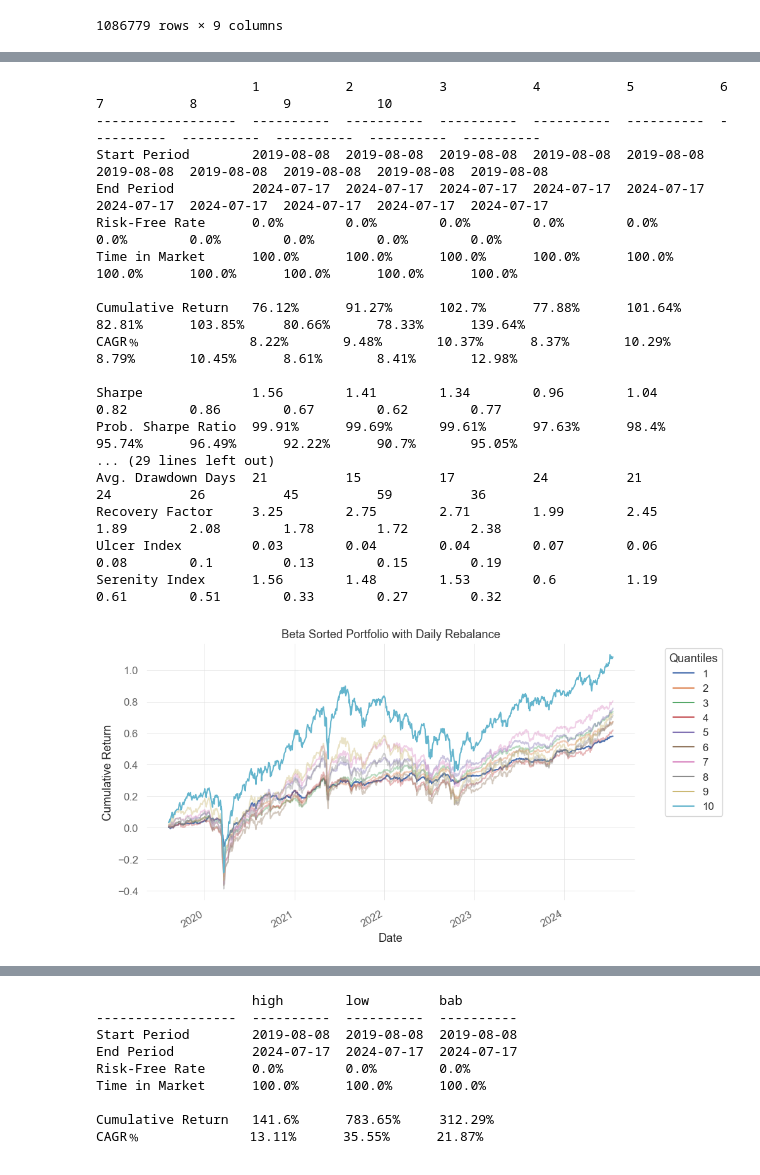
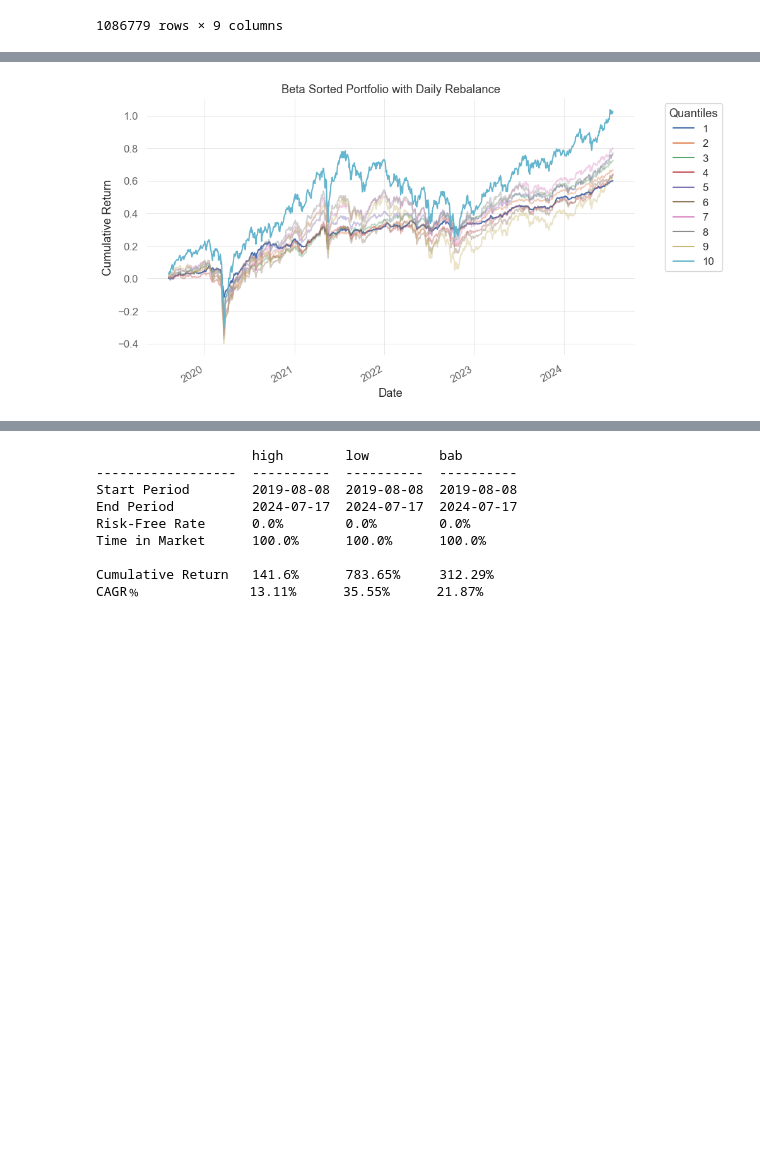
Before and after one commit to stuartlu0412/BettingAgainstBeta, a Jupyter notebook: bab.ipynb, the cells around one changed output, grey strips where cells are left out. Cells and saved outputs as stored; diff of their text form; code cells hidden in the pictures; blank space fills up the shorter version.

Commit message:
update otc market

```diff
--- a/bab.ipynb
+++ b/bab.ipynb
@@ -154,8 +159,10 @@ df['beta_lag2'] = df.groupby('證券代碼')['beta'].shift(2)
 
 def test_factor_performance(df, q = 10, factor = 'beta_last_month', returns = 'logRet_1d', reverse = False):
 
-    df['Rank'] = df.groupby('Date')[factor].rank(ascending=reverse)
-    df['Quantile'] = pd.qcut(df['Rank'], q=q, labels=[i for i in range(1, q+1)])
+    df['Rank'] = df.groupby('Date')[factor].rank(ascending=reverse, method='first')
+    df['Quantile'] = df.groupby('Date')['Rank'].transform(
+        lambda x: pd.qcut(x, q, labels=[i for i in range(1, q+1)])
+    )
 
     # Calculate average return for each quantile on each date
     quantile_returns = df.groupby(['Date', 'Quantile'])[returns].mean().unstack()
@@ -164,8 +171,15 @@ def test_factor_performance(df, q = 10, factor = 'beta_last_month', returns = 'l
     #plt.title('Daily Beta Performance')
     quantile_returns.cumsum().plot()
 
+    df['Weight'] = 1 / df.groupby(['Date', 'Quantile']).transform('size')
+
+    position = pd.DataFrame()
+
+    for i in range(1, q+1):
+        position[i] = df['Weight'].where(df['Quantile'] == i, other=0)
+
     qs.reports.metrics(quantile_returns)
-    return quantile_returns
+    return quantile_returns, position
 # %%
 # quantile with daily rebalance
 
@@ -187,7 +201,7 @@ stocks
 |  | 2024-07-17 | 255.5000 | 263.5000 | -0.030831 | -0.071729 | 0.037160 | 0.216719 | 0.778812 | 0.790303 | ... |
 1086779 rows × 9 columns
 # %%
-returns_daily_rebalanced = test_factor_performance(stocks, factor = 'beta_lag1', returns = 'logRet_1d', reverse = True)
+returns_daily_rebalanced, positions = test_factor_performance(stocks, factor = 'beta_lag1', returns = 'logRet_1d', reverse = True)
 
 
 #returns_daily_rebalanced.cumsum().plot(figsize=(12, 6))
@@ -221,21 +235,4 @@ Serenity Index      1.56        1.48        1.53        0.6         1.19
-                    1           2           3           4           5           6           7           8           9           10
-------------------  ----------  ----------  ----------  ----------  ----------  ----------  ----------  ----------  ----------  ----------
-Start Period        2019-08-08  2019-08-08  2019-08-08  2019-08-08  2019-08-08  2019-08-08  2019-08-08  2019-08-08  2019-08-08  2019-08-08
-End Period          2024-07-17  2024-07-17  2024-07-17  2024-07-17  2024-07-17  2024-07-17  2024-07-17  2024-07-17  2024-07-17  2024-07-17
-Risk-Free Rate      0.0%        0.0%        0.0%        0.0%        0.0%        0.0%        0.0%        0.0%        0.0%        0.0%
-Time in Market      100.0%      100.0%      100.0%      100.0%      100.0%      100.0%      100.0%      100.0%      100.0%      100.0%
-
-Cumulative Return   76.12%      91.27%      102.7%      77.88%      101.64%     82.81%      103.85%     80.66%      78.33%      139.64%
-CAGR﹪              8.22%       9.48%       10.37%      8.37%       10.29%      8.79%       10.45%      8.61%       8.41%       12.98%
-
-Sharpe              1.56        1.41        1.34        0.96        1.04        0.82        0.86        0.67        0.62        0.77
-Prob. Sharpe Ratio  99.91%      99.69%      99.61%      97.63%      98.4%       95.74%      96.49%      92.22%      90.7%       95.05%
-... (29 lines left out)
-Avg. Drawdown Days  21          15          17          24          21          24          26          45          59          36
-Recovery Factor     3.25        2.75        2.71        1.99        2.45        1.89        2.08        1.78        1.72        2.38
-Ulcer Index         0.03        0.04        0.04        0.07        0.06        0.08        0.1         0.13        0.15        0.19
-Serenity Index      1.56        1.48        1.53        0.6         1.19        0.61        0.51        0.33        0.27        0.32
-[figure, old version]
+[figure, new version]
 # %%
 # test monthly quantile returns
 
```
Also changed, not shown: parts of 5 cells of this notebook, 3 other files.
